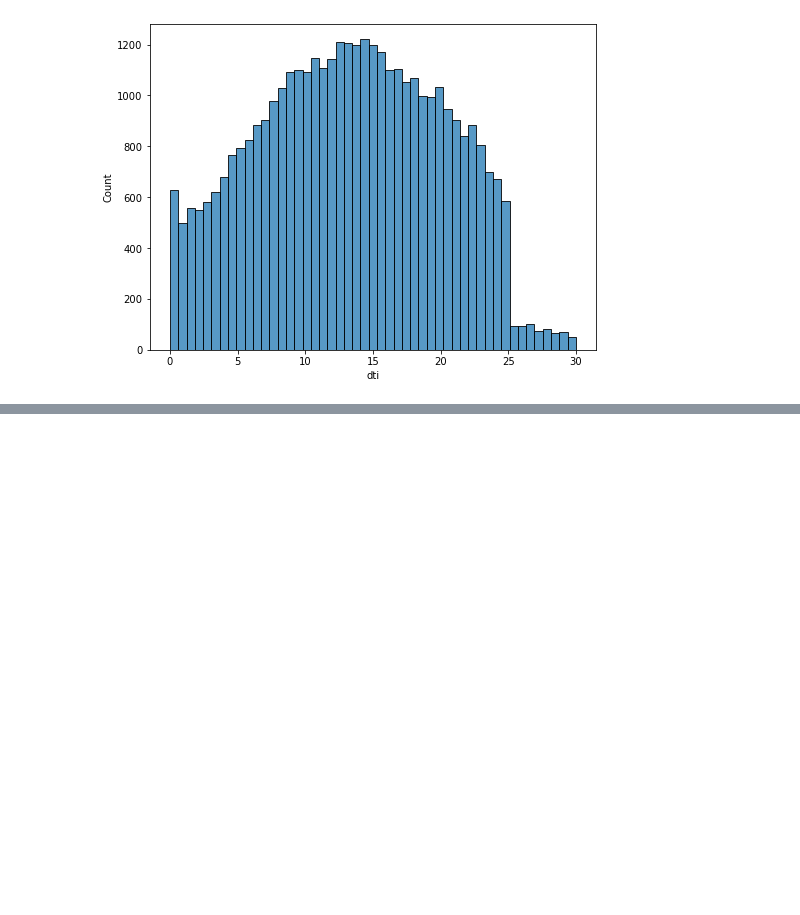
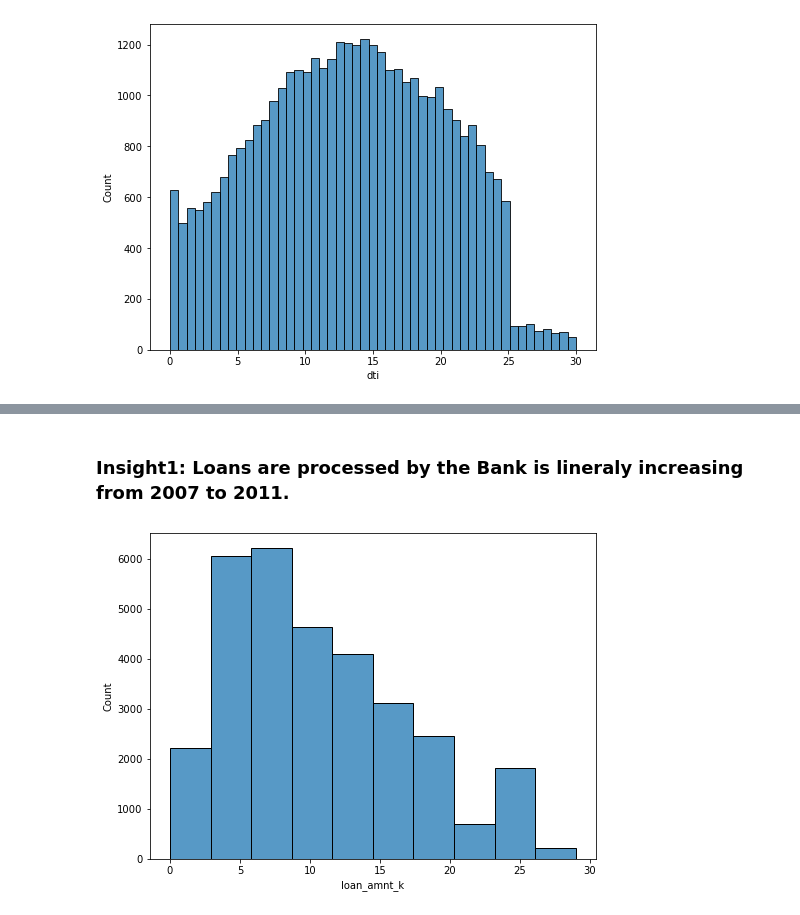
Before and after one commit to arunsy/LendingClub, a Jupyter notebook: MLC42_Facilitator_ArunG.ipynb, the cells around one changed output, grey strips where cells are left out. Drawn from its saved outputs; the diff is of its cells as text; code cells hidden in the pictures; blank space fills up the shorter version.

Commit message:
deriving insights

```diff
--- a/MLC42_Facilitator_ArunG.ipynb
+++ b/MLC42_Facilitator_ArunG.ipynb
@@ -292,0 +313,8 @@ loan_data4.shape
+# %% [markdown]
+### Insight1: Loans are processed by the Bank is lineraly increasing from 2007 to 2011.
+# %%
+plt.figure(figsize = [8, 6])
+sns.histplot(loan_data2['loan_amnt_k'], bins = 10)
+plt.show()
+# %% [output]
+[figure, added]
```
Also changed, not shown: parts of 38 cells of this notebook.
